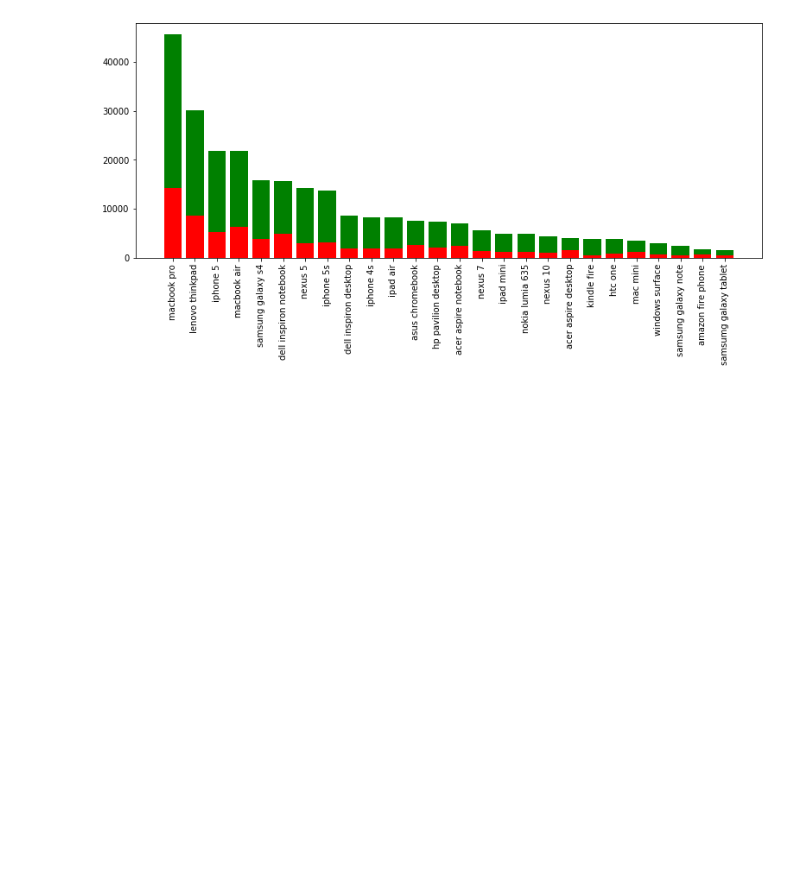
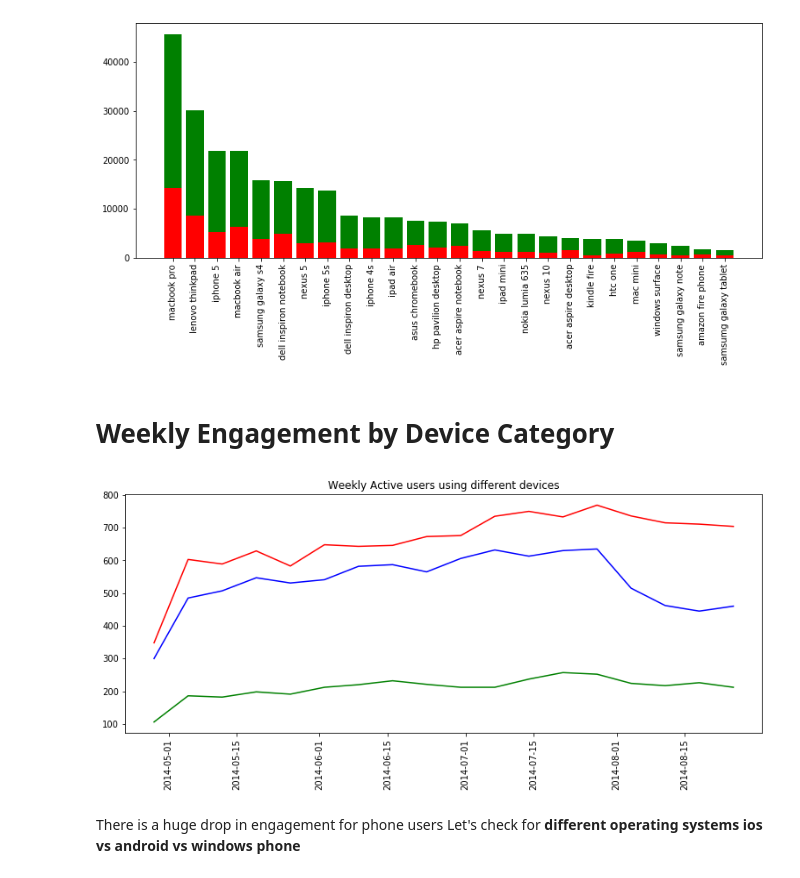
Before and after one commit to mojganmm/Insight_Datachallanges_2019, a Jupyter notebook: Yammer.ipynb, the cells around one changed output. Cells and saved outputs as stored; diff of their text form; code cells hidden in the pictures; blank space fills up the shorter version.

```diff
--- a/Yammer.ipynb
+++ b/Yammer.ipynb
@@ -200,3 +216,30 @@ plt.xticks(rotation=90);
 plt.show()
 # %% [output]
 [figure]
+# %% [markdown]
+# Weekly Engagement by Device Category
+# %%
+engaged_pc=engaged.loc[engaged['device'].isin(['macbook pro','lenovo thinkpad','macbook air','dell inspiron desktop','asus chromebook','hp pavilion notebook','acer aspire desktop', 'windows surface'])]
+engaged_phone=engaged.loc[engaged['device'].isin(['iphone 5','samsung galaxy s4','nexus 5','iphone 5s','iphone 4s','nexus 7','nokia lumia 635', 'nexus 10','htc one','samsung galaxy note'])]
+engaged_tablet=engaged.loc[engaged['device'].isin(['dell inspiron notebook','asus chromebook','acer notebook','ipad mini','kindle fire','mac mini','samsung galaxy tablet'])]
+
+engaged_users_pc = engaged_pc.groupby('start_period')['user_id'].nunique().to_frame().reset_index()
+engaged_users_phone = engaged_phone.groupby('start_period')['user_id'].nunique().to_frame().reset_index()
+engaged_users_tablet = engaged_tablet.groupby('start_period')['user_id'].nunique().to_frame().reset_index()
+# %%
+# Plotting
+fig = plt.subplots(1,1, figsize = (13, 5))
+plt.plot(engaged_users_pc['start_period'], engaged_users_pc['user_id'], 'r') # plotting t, a separately
+plt.plot(engaged_users_phone['start_period'], engaged_users_phone['user_id'], 'b') # plotting t, b separately
+plt.plot(engaged_users_tablet['start_period'], engaged_users_tablet['user_id'], 'g') # plotting t, c separately
+ax.set(xticks=engaged_users_pc.start_period.values);
+ax.xaxis.set_major_formatter(dates.DateFormatter("%d-%b-%Y"));
+plt.xticks(rotation=90);
+plt.xlabel("");
+plt.ylabel("");
+plt.title("Weekly Active users using different devices");
+# %% [output]
+[figure, added]
+# %% [markdown]
+There is a huge drop in engagement for phone users
+Let's check for __different operating systems ios vs android vs windows phone__
```
Also changed, not shown: parts of 11 cells of this notebook.
